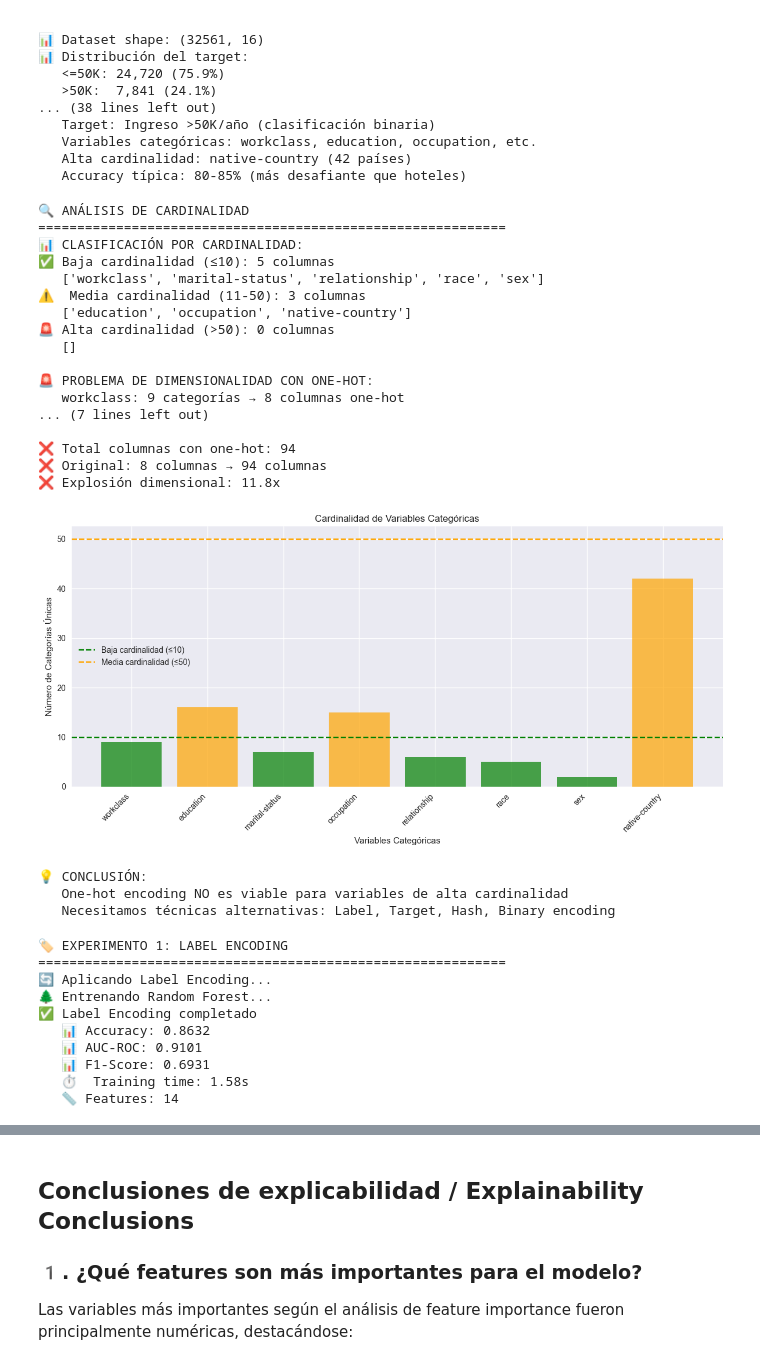
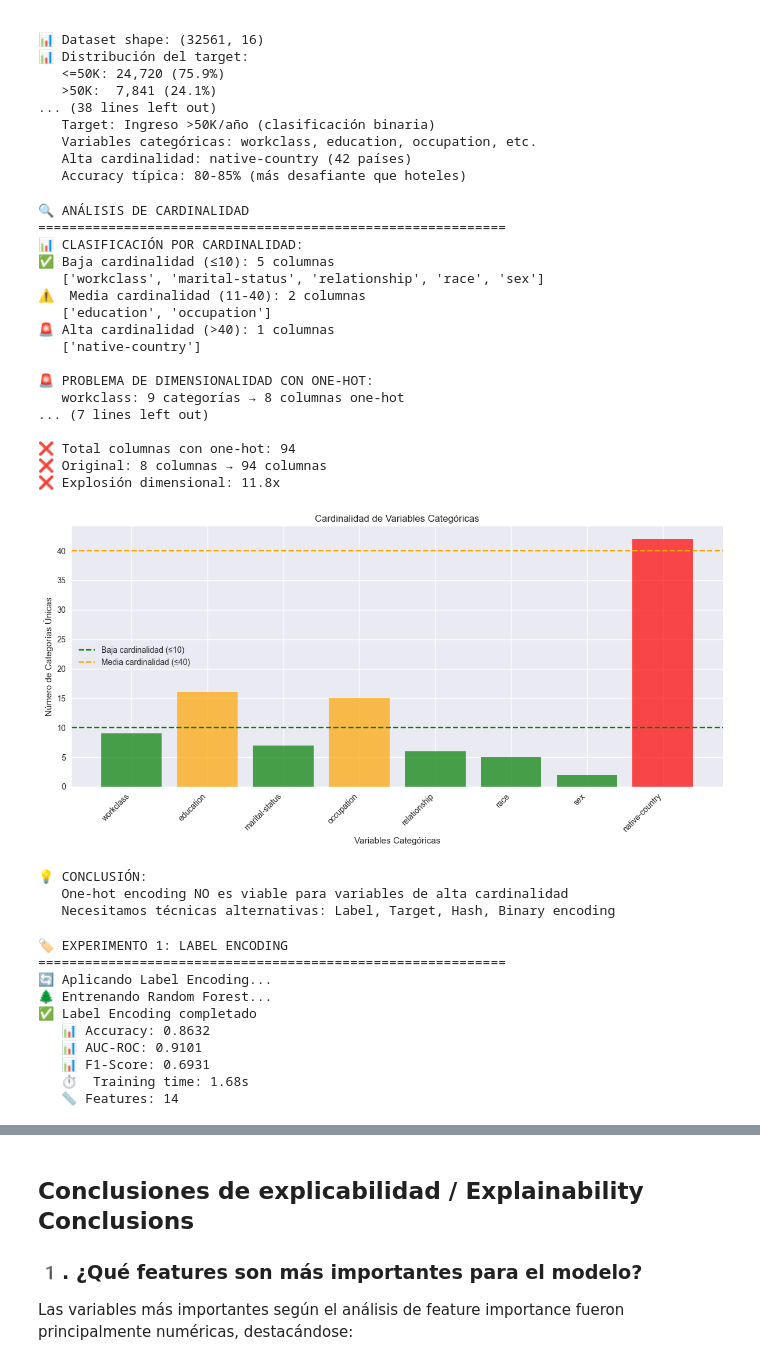
Before and after one commit to jjuuansee/portafolio-ia, a Jupyter notebook: docs/ingenieria-de-datos/ejercicios/ut3-encoding/nueve.ipynb, the cells around one changed output, grey strips where cells are left out. Cells and saved outputs as stored; diff of their text form; code cells hidden in the pictures.

```diff
--- a/docs/ingenieria-de-datos/ejercicios/ut3-encoding/nueve.ipynb
+++ b/docs/ingenieria-de-datos/ejercicios/ut3-encoding/nueve.ipynb
@@ -95,7 +95,7 @@ print(categorical_cols)
 print("\n🔍 ANÁLISIS DE CARDINALIDAD:")
 for col in categorical_cols:
     n_unique = df[col].nunique()
-    cardinality_type = 'BAJA' if n_unique <= 10 else ('MEDIA' if n_unique <= 50 else 'ALTA')
+    cardinality_type = 'BAJA' if n_unique <= 10 else ('MEDIA' if n_unique <= 40 else 'ALTA')
     print(f"   {col}: {n_unique} categorías únicas ({cardinality_type})")
 
 print("\n🔍 Primeras 5 filas:")
@@ -142,7 +142,7 @@ def classify_cardinality(df, categorical_cols):
         n_unique = df[col].nunique()
         if n_unique <= 10:
             low_card.append(col)
-        elif n_unique <= 50:
+        elif n_unique <= 40:
             medium_card.append(col)
         else:
             high_card.append(col)
@@ -154,9 +154,9 @@ low_card_cols, medium_card_cols, high_card_cols = classify_cardinality(df, categ
 print("📊 CLASIFICACIÓN POR CARDINALIDAD:")
 print(f"✅ Baja cardinalidad (≤10): {len(low_card_cols)} columnas")
 print(f"   {low_card_cols}")
-print(f"⚠️  Media cardinalidad (11-50): {len(medium_card_cols)} columnas")
+print(f"⚠️  Media cardinalidad (11-40): {len(medium_card_cols)} columnas")
 print(f"   {medium_card_cols}")
-print(f"🚨 Alta cardinalidad (>50): {len(high_card_cols)} columnas")
+print(f"🚨 Alta cardinalidad (>40): {len(high_card_cols)} columnas")
 print(f"   {high_card_cols}")
 
 # 2. Calcular dimensionalidad con One-Hot
@@ -177,41 +177,41 @@ print(f"❌ Explosión dimensional: {total_onehot_columns / len(categorical_cols
 fig, ax = plt.subplots(figsize=(12, 6))
 
 cardinalities = [df[col].nunique() for col in categorical_cols]
-colors = ['green' if c <= 10 else ('orange' if c <= 50 else 'red') for c in cardinalities]
+colors = ['green' if c <= 10 else ('orange' if c <= 40 else 'red') for c in cardinalities]
 
 ax.bar(categorical_cols, cardinalities, color=colors, alpha=0.7)
 ax.axhline(y=10, color='green', linestyle='--', label='Baja cardinalidad (≤10)')
-ax.axhline(y=50, color='orange', linestyle='--', label='Media cardinalidad (≤50)')
+ax.axhline(y=40, color='orange', linestyle='--', label='Media cardinalidad (≤40)')
 ax.set_xlabel('Variables Categóricas')
 ax.set_ylabel('Número de Categorías Únicas')
 ax.set_title('Cardinalidad de Variables Categóricas')
 ax.legend()
 plt.xticks(rotation=45, ha='right')
 plt.tight_layout()
 plt.show()
 
 print("\n💡 CONCLUSIÓN:")
 print("   One-hot encoding NO es viable para variables de alta cardinalidad")
 print("   Necesitamos técnicas alternativas: Label, Target, Hash, Binary encoding")
 # %% [output]
 🔍 ANÁLISIS DE CARDINALIDAD
 ============================================================
 📊 CLASIFICACIÓN POR CARDINALIDAD:
 ✅ Baja cardinalidad (≤10): 5 columnas
    ['workclass', 'marital-status', 'relationship', 'race', 'sex']
-⚠️  Media cardinalidad (11-50): 3 columnas
-   ['education', 'occupation', 'native-country']
-🚨 Alta cardinalidad (>50): 0 columnas
-   []
+⚠️  Media cardinalidad (11-40): 2 columnas
+   ['education', 'occupation']
+🚨 Alta cardinalidad (>40): 1 columnas
+   ['native-country']
 
 🚨 PROBLEMA DE DIMENSIONALIDAD CON ONE-HOT:
    workclass: 9 categorías → 8 columnas one-hot
 ... (7 lines left out)
 
 ❌ Total columnas con one-hot: 94
 ❌ Original: 8 columnas → 94 columnas
 ❌ Explosión dimensional: 11.8x
-[figure, old version]
+[figure, new version]
 💡 CONCLUSIÓN:
    One-hot encoding NO es viable para variables de alta cardinalidad
    Necesitamos técnicas alternativas: Label, Target, Hash, Binary encoding
@@ -305,7 +305,7 @@ results_label, model_label, label_encoders = experiment_label_encoding(df, categ
    📊 Accuracy: 0.8632
    📊 AUC-ROC: 0.9101
    📊 F1-Score: 0.6931
-   ⏱️  Training time: 1.58s
+   ⏱️  Training time: 1.68s
    📏 Features: 14
 # %%
 # === EXPERIMENTO 2: ONE-HOT ENCODING (SOLO BAJA CARDINALIDAD) ===
```
Also changed, not shown: parts of 8 cells of this notebook, 8 other files.
